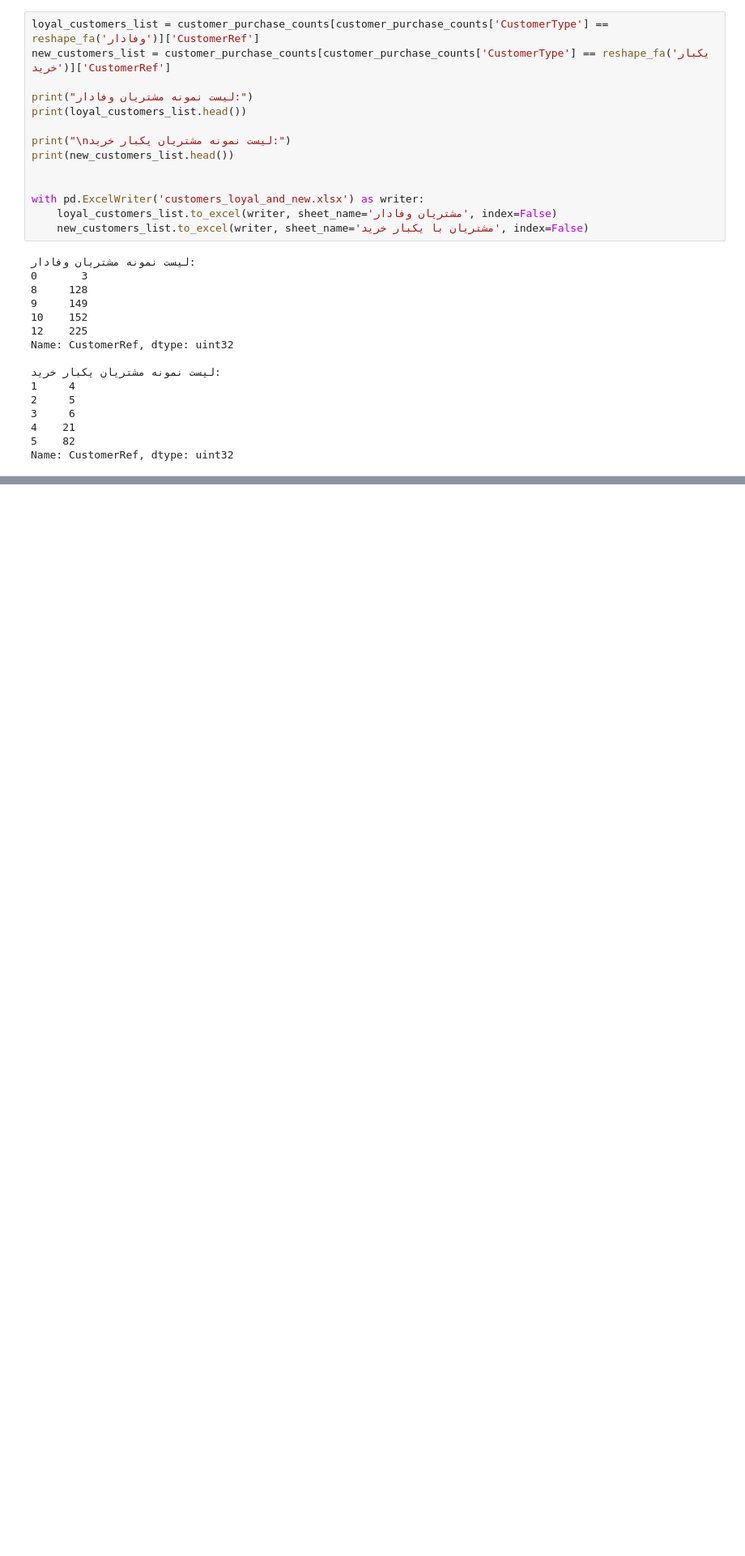
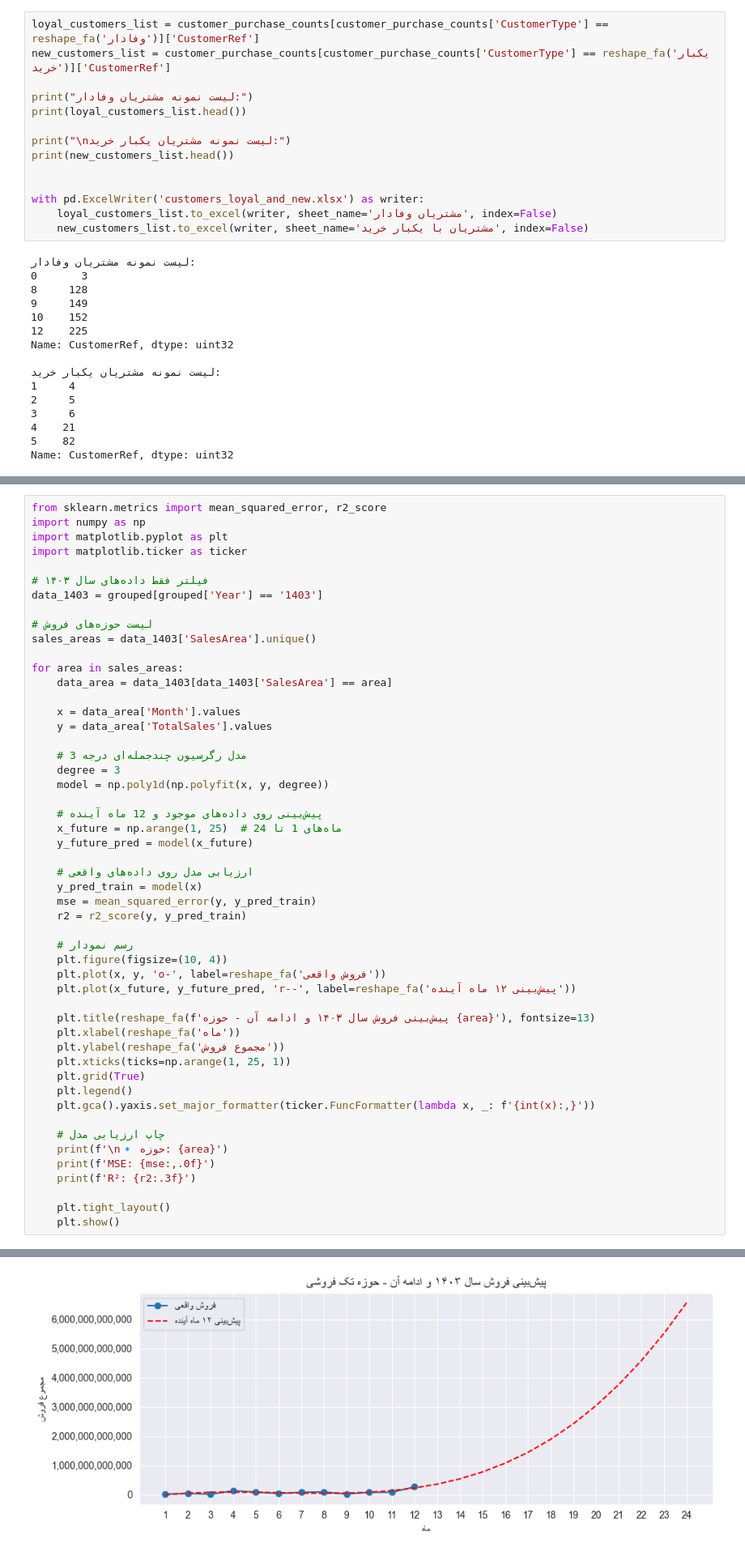
Before and after one commit to mahiiit79/SLSProject, a Jupyter notebook: projcet.ipynb, the cells around one changed output, grey strips where cells are left out. Shown at 81% size. Drawn from its saved outputs; the diff is of its cells as text; blank space fills up the shorter version.

```diff
--- a/projcet.ipynb
+++ b/projcet.ipynb
@@ -823,0 +1028,52 @@ Fee       3.832563e+08   46600000.0  2.561856e+09  24.092166  725.506611
+# %%
+from sklearn.metrics import mean_squared_error, r2_score
+import numpy as np
+import matplotlib.pyplot as plt
+import matplotlib.ticker as ticker
+
+# فیلتر فقط داده‌های سال ۱۴۰۳
+data_1403 = grouped[grouped['Year'] == '1403']
+
+# لیست حوزه‌های فروش
+sales_areas = data_1403['SalesArea'].unique()
+
+for area in sales_areas:
+    data_area = data_1403[data_1403['SalesArea'] == area]
+
+    x = data_area['Month'].values
+    y = data_area['TotalSales'].values
+
+    # مدل رگرسیون چندجمله‌ای درجه 3
+    degree = 3
+    model = np.poly1d(np.polyfit(x, y, degree))
+
+    # پیش‌بینی روی داده‌های موجود و 12 ماه آینده
+    x_future = np.arange(1, 25)  # ماه‌های 1 تا 24
+    y_future_pred = model(x_future)
+
+    # ارزیابی مدل روی داده‌های واقعی
+    y_pred_train = model(x)
+    mse = mean_squared_error(y, y_pred_train)
+    r2 = r2_score(y, y_pred_train)
+
+    # رسم نمودار
+    plt.figure(figsize=(10, 4))
+    plt.plot(x, y, 'o-', label=reshape_fa('فروش واقعی'))
+    plt.plot(x_future, y_future_pred, 'r--', label=reshape_fa('پیش‌بینی ۱۲ ماه آینده'))
+
+    plt.title(reshape_fa(f'پیش‌بینی فروش سال ۱۴۰۳ و ادامه آن - حوزه {area}'), fontsize=13)
+    plt.xlabel(reshape_fa('ماه'))
+    plt.ylabel(reshape_fa('مجموع فروش'))
+    plt.xticks(ticks=np.arange(1, 25, 1))
+    plt.grid(True)
+    plt.legend()
+    plt.gca().yaxis.set_major_formatter(ticker.FuncFormatter(lambda x, _: f'{int(x):,}'))
+
+    # چاپ ارزیابی مدل
+    print(f'\n🔹 حوزه: {area}')
+    print(f'MSE: {mse:,.0f}')
+    print(f'R²: {r2:.3f}')
+
+    plt.tight_layout()
+    plt.show()
+# %% [output]
@@ -823,0 +1083 @@ Fee       3.832563e+08   46600000.0  2.561856e+09  24.092166  725.506611
+[figure, added]
```
Also changed, not shown: parts of 23 cells of this notebook.
